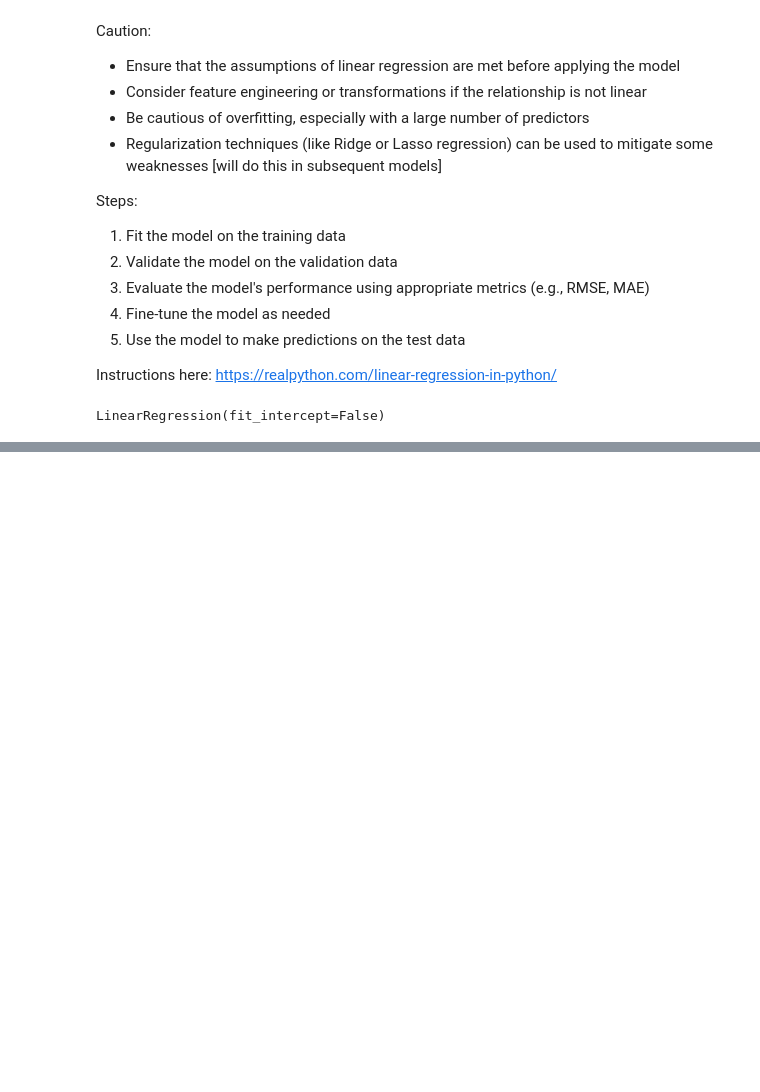
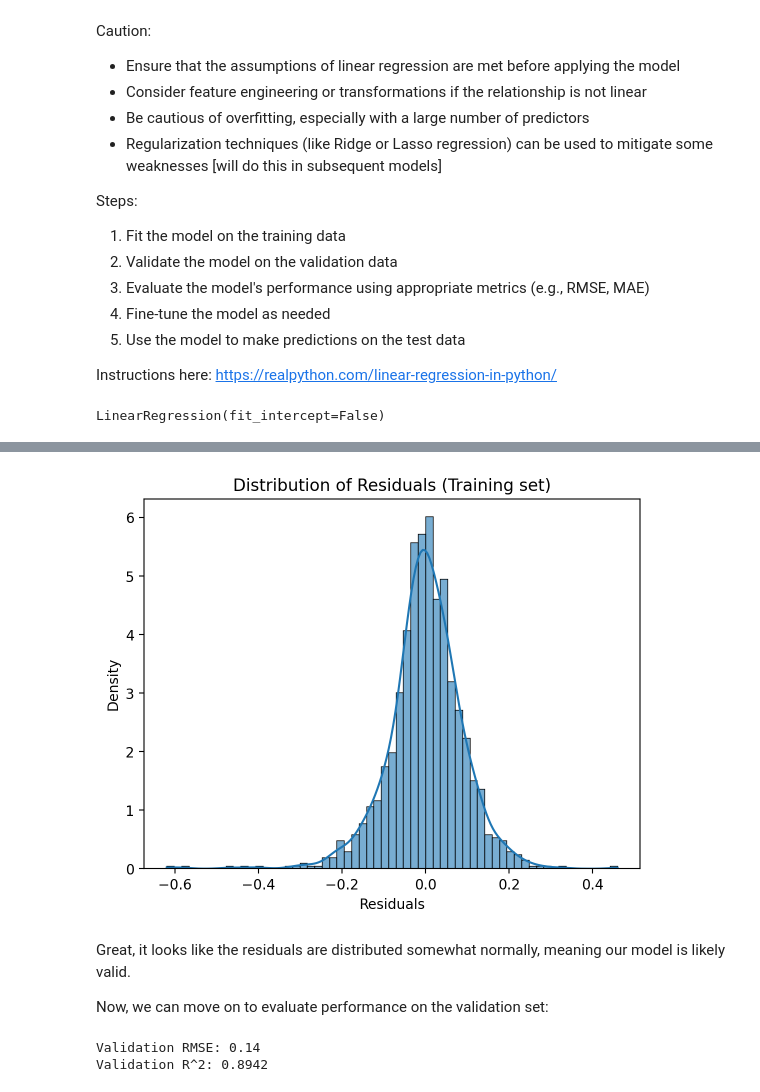
Before and after one commit to arikatz123/house-prices-ml, a Jupyter notebook: notebooks/linear_regression_models.ipynb, the cells around one changed output, grey strips where cells are left out. Cells and saved outputs as stored; diff of their text form; code cells hidden in the pictures; blank space fills up the shorter version.

Commit message:
done model evaluation on validation data.

```diff
--- a/notebooks/linear_regression_models.ipynb
+++ b/notebooks/linear_regression_models.ipynb
@@ -225,0 +268,21 @@ Next - wrap up analysis of linear regression. then move on to the next model
+# %%
+sns.histplot(residuals_train, kde=True, stat="density", alpha = 0.6)
+plt.title("Distribution of Residuals (Training set)")
+plt.xlabel("Residuals")
+plt.ylabel("Density")
+plt.show()
+# %% [output]
+[figure, added]
+# %% [markdown]
+Great, it looks like the residuals are distributed somewhat normally, meaning our model is likely valid.
+
+Now, we can move on to evaluate performance on the validation set:
+# %%
+valid_rmse_sm = np.sqrt(mean_squared_error(y_valid, y_valid_pred_sm))
+r2 = r2_score(y_valid, y_valid_pred_sm)
+
+print(f"Validation RMSE: {valid_rmse_sm:.2f}")
+print(f"Validation R^2: {r2:.4f}")
+# %% [output]
+Validation RMSE: 0.14
+Validation R^2: 0.8942
```
Also changed, not shown: parts of 14 cells of this notebook.
